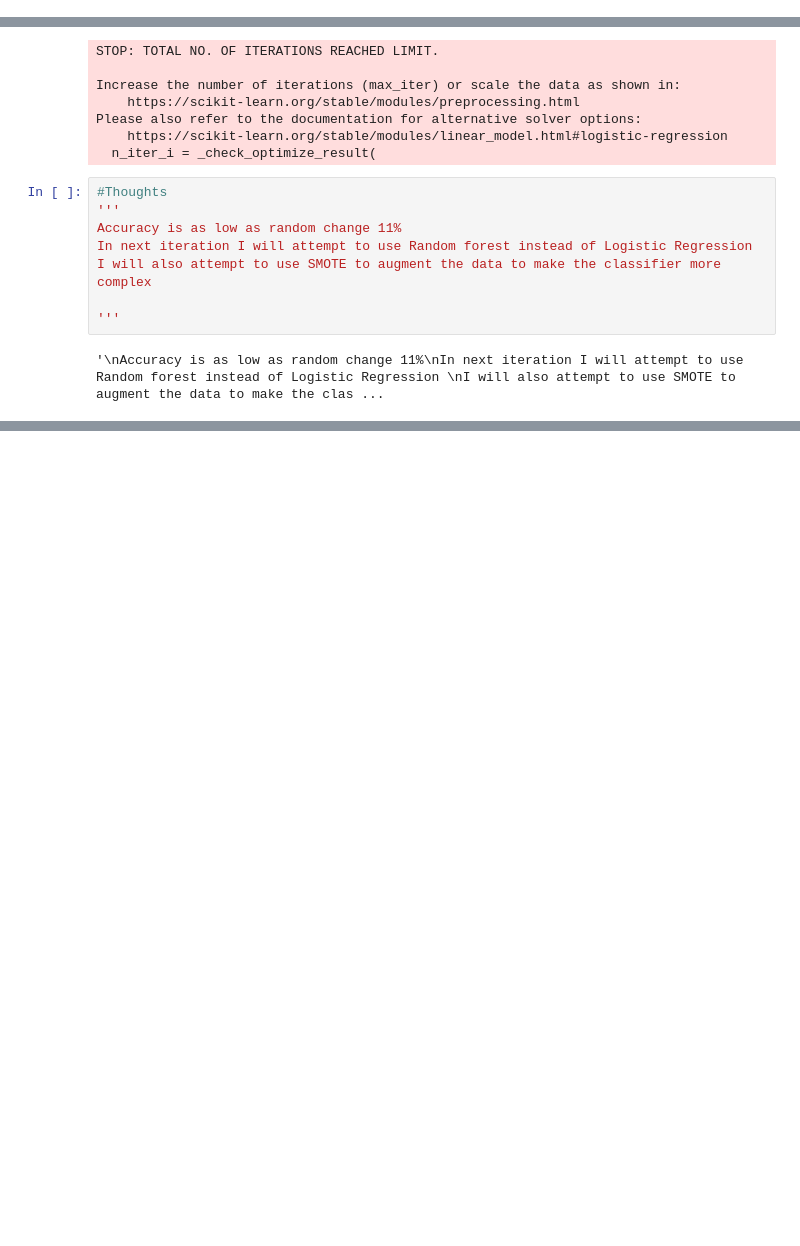
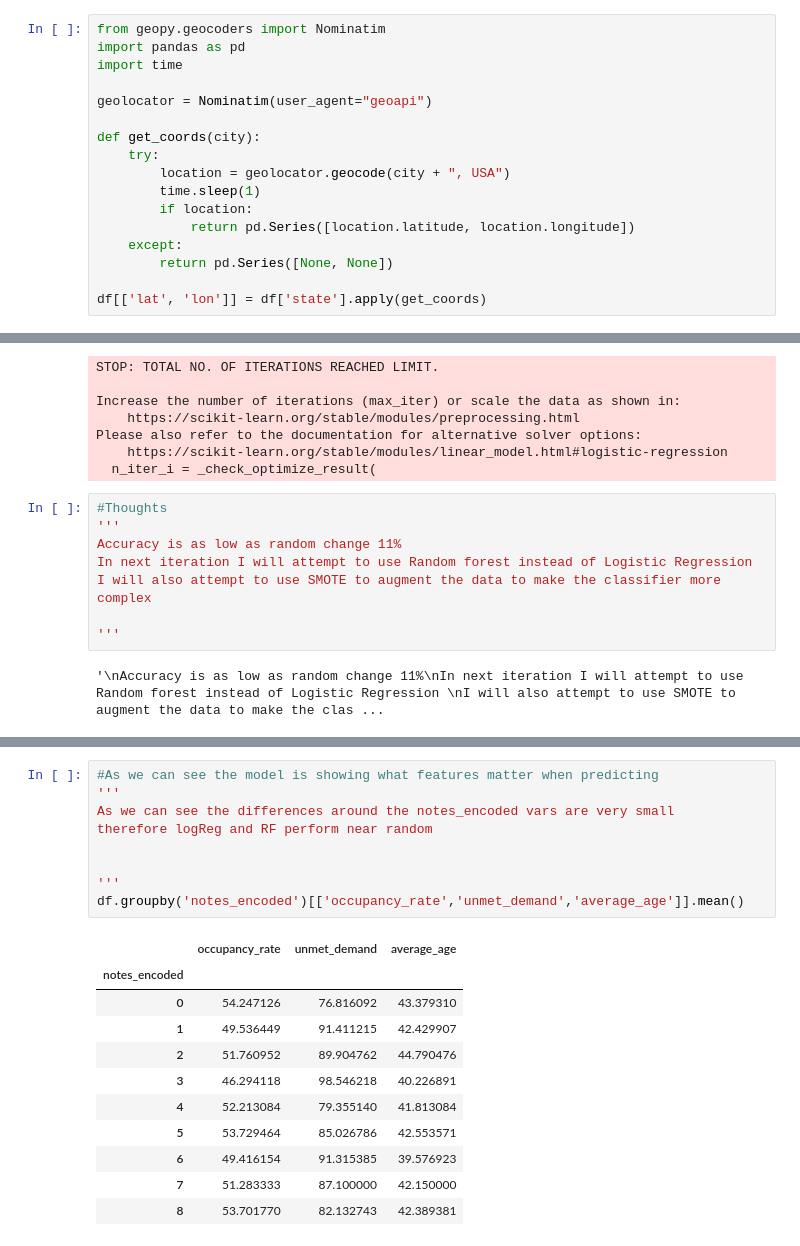
Before and after one commit to aaronserro/DataSci3000_Pjct, a Jupyter notebook: Datasci300.ipynb, the cells around one changed output, grey strips where cells are left out. Cells and saved outputs as stored; diff of their text form; blank space fills up the shorter version.

```diff
--- a/Datasci300.ipynb
+++ b/Datasci300.ipynb
@@ -135,0 +96,17 @@ array(['High demand', 'No issues reported', 'Excellent condition',
+# %%
+from geopy.geocoders import Nominatim
+import pandas as pd
+import time
+
+geolocator = Nominatim(user_agent="geoapi")
+
+def get_coords(city):
+    try:
+        location = geolocator.geocode(city + ", USA")
+        time.sleep(1)
+        if location:
+            return pd.Series([location.latitude, location.longitude])
+    except:
+        return pd.Series([None, None])
+
+df[['lat', 'lon']] = df['state'].apply(get_coords)
@@ -333,0 +455,21 @@ I will also attempt to use SMOTE to augment the data to make the classifier more
+# %%
+#As we can see the model is showing what features matter when predicting
+'''
+As we can see the differences around the notes_encoded vars are very small
+therefore logReg and RF perform near random
+
+
+'''
+df.groupby('notes_encoded')[['occupancy_rate','unmet_demand','average_age']].mean()
+# %% [output]
+|  | occupancy_rate | unmet_demand | average_age |
+| notes_encoded |  |  |  |
+| 0 | 54.247126 | 76.816092 | 43.379310 |
+| 1 | 49.536449 | 91.411215 | 42.429907 |
+| 2 | 51.760952 | 89.904762 | 44.790476 |
+| 3 | 46.294118 | 98.546218 | 40.226891 |
+| 4 | 52.213084 | 79.355140 | 41.813084 |
+| 5 | 53.729464 | 85.026786 | 42.553571 |
+| 6 | 49.416154 | 91.315385 | 39.576923 |
+| 7 | 51.283333 | 87.100000 | 42.150000 |
+| 8 | 53.701770 | 82.132743 | 42.389381 |
```
Also changed, not shown: parts of 15 cells of this notebook.
